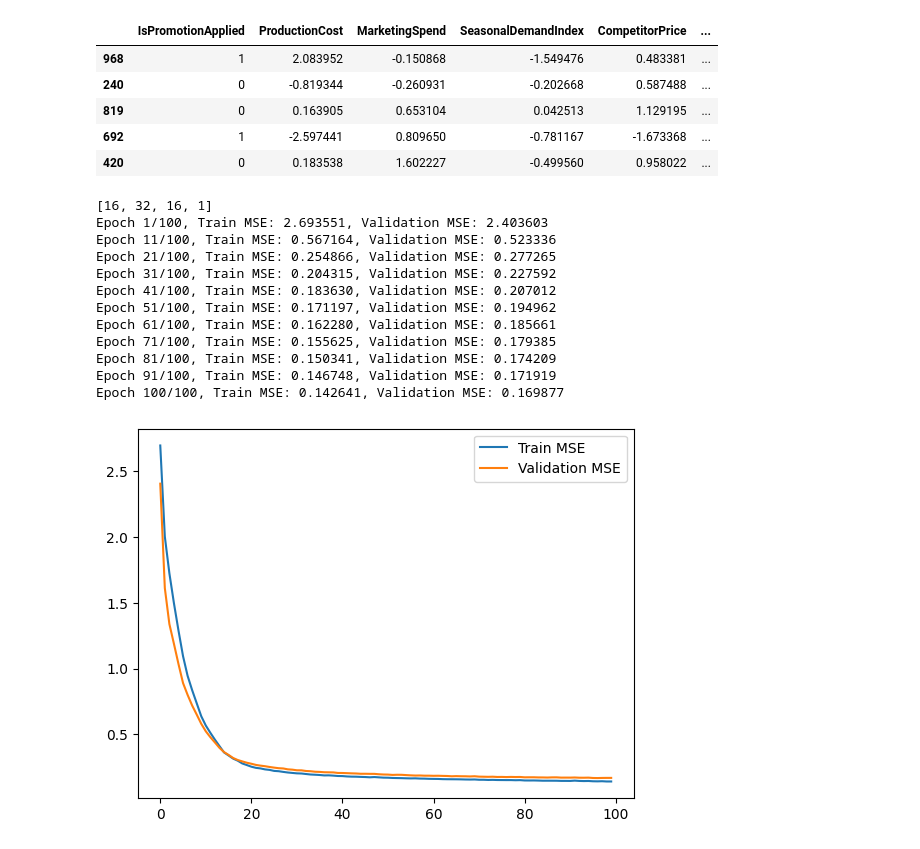
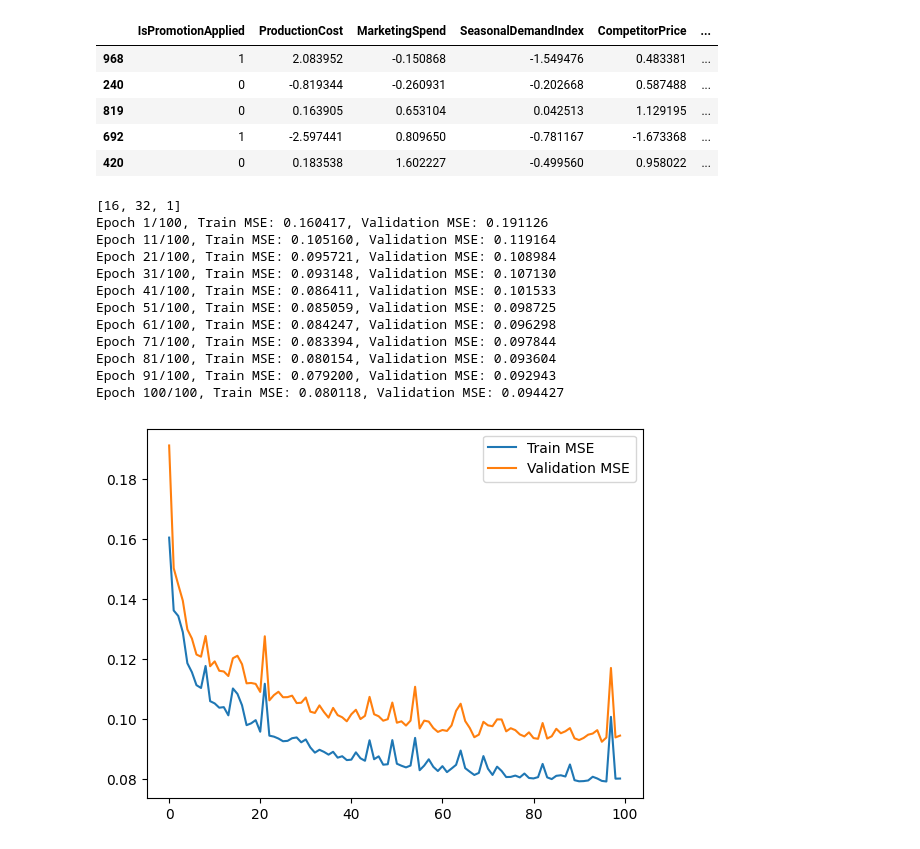
Before and after one commit to PolPujolSantaella/Activity1-NEC-ML, a Jupyter notebook: notebooks/TestingNeuralNet/02_Checking_Neural_Net.ipynb, the cells around one changed output. Cells and saved outputs as stored; diff of their text form; code cells hidden in the pictures.

```diff
--- a/notebooks/TestingNeuralNet/02_Checking_Neural_Net.ipynb
+++ b/notebooks/TestingNeuralNet/02_Checking_Neural_Net.ipynb
@@ -84,46 +84,44 @@ X_train.head()
 # %%
 import sys
 import os
 
-# Añadir la carpeta src al path
 sys.path.append(os.path.abspath("../../src"))
 
 from NeuralNet import NeuralNet
 
-layers = [16, 32, 16, 1]
+layers = [16, 32, 1]
 epochs = 100
-learning_rate = 0.001
-momentum = 0.0
-fact = "tanh"
+learning_rate = 0.01
+momentum = 0.5
+fact = "sigmoid"
 validation_split = 0.2
 
 nn = NeuralNet(layers, epochs, learning_rate, momentum, fact, validation_split)
 
-# Entrenar el modelo
 nn.fit(X_train, y_train_scaled)
 
 train_loss, val_loss = nn.loss_epochs()
 
 import matplotlib.pyplot as plt
 
 plt.plot(train_loss, label="Train MSE")
 plt.plot(val_loss, label="Validation MSE")
 plt.legend()
 plt.show()
 # %% [output]
-[16, 32, 16, 1]
-Epoch 1/100, Train MSE: 2.693551, Validation MSE: 2.403603
-Epoch 11/100, Train MSE: 0.567164, Validation MSE: 0.523336
-Epoch 21/100, Train MSE: 0.254866, Validation MSE: 0.277265
-Epoch 31/100, Train MSE: 0.204315, Validation MSE: 0.227592
-Epoch 41/100, Train MSE: 0.183630, Validation MSE: 0.207012
-Epoch 51/100, Train MSE: 0.171197, Validation MSE: 0.194962
-Epoch 61/100, Train MSE: 0.162280, Validation MSE: 0.185661
-Epoch 71/100, Train MSE: 0.155625, Validation MSE: 0.179385
-Epoch 81/100, Train MSE: 0.150341, Validation MSE: 0.174209
-Epoch 91/100, Train MSE: 0.146748, Validation MSE: 0.171919
-Epoch 100/100, Train MSE: 0.142641, Validation MSE: 0.169877
+[16, 32, 1]
+Epoch 1/100, Train MSE: 0.160417, Validation MSE: 0.191126
+Epoch 11/100, Train MSE: 0.105160, Validation MSE: 0.119164
+Epoch 21/100, Train MSE: 0.095721, Validation MSE: 0.108984
+Epoch 31/100, Train MSE: 0.093148, Validation MSE: 0.107130
+Epoch 41/100, Train MSE: 0.086411, Validation MSE: 0.101533
+Epoch 51/100, Train MSE: 0.085059, Validation MSE: 0.098725
+Epoch 61/100, Train MSE: 0.084247, Validation MSE: 0.096298
+Epoch 71/100, Train MSE: 0.083394, Validation MSE: 0.097844
+Epoch 81/100, Train MSE: 0.080154, Validation MSE: 0.093604
+Epoch 91/100, Train MSE: 0.079200, Validation MSE: 0.092943
+Epoch 100/100, Train MSE: 0.080118, Validation MSE: 0.094427
-[figure, old version]
+[figure, new version]
 # %%
 from sklearn.metrics import mean_absolute_error, r2_score, mean_squared_error, mean_absolute_percentage_error
 import matplotlib.pyplot as plt
```
Also changed, not shown: parts of 1 cell of this notebook, 4 other files.
